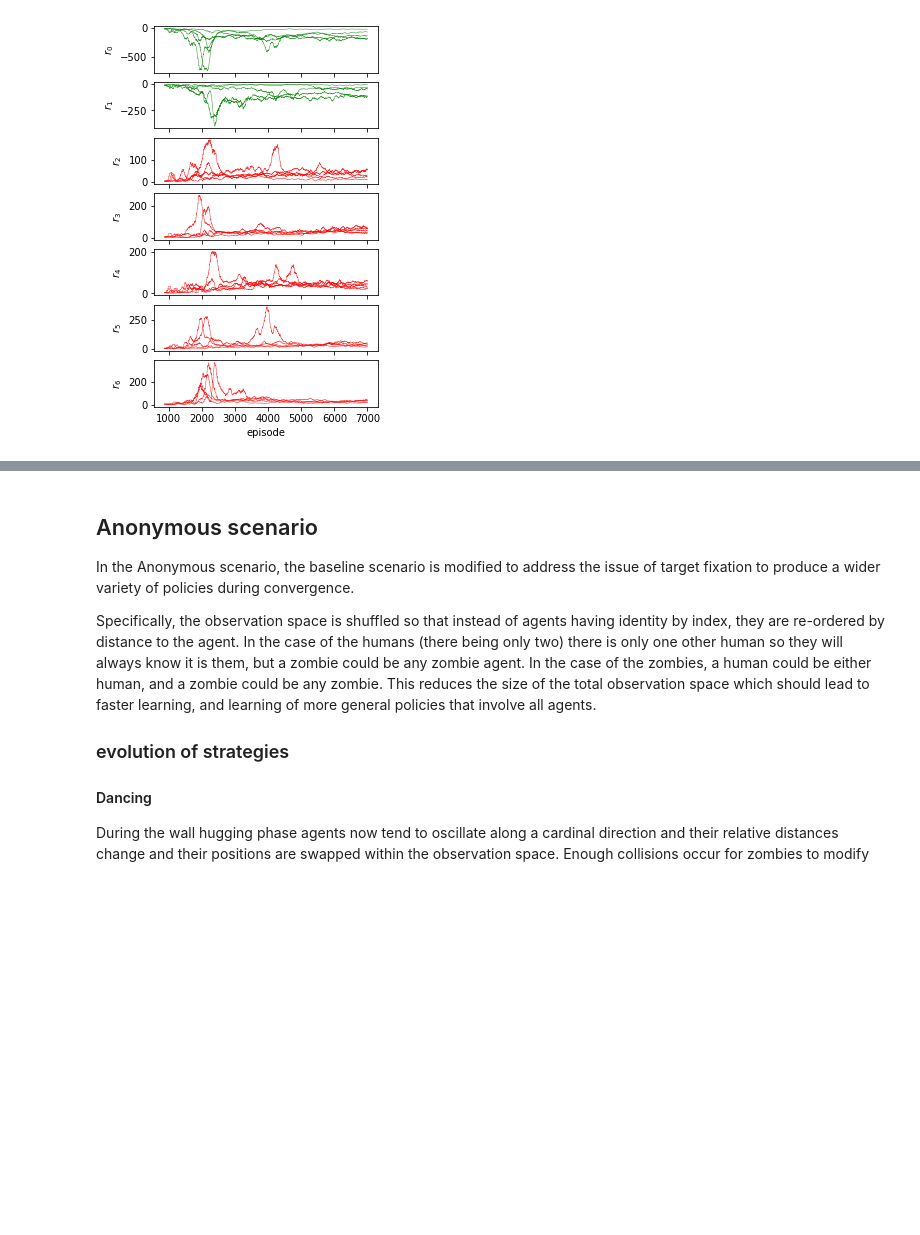
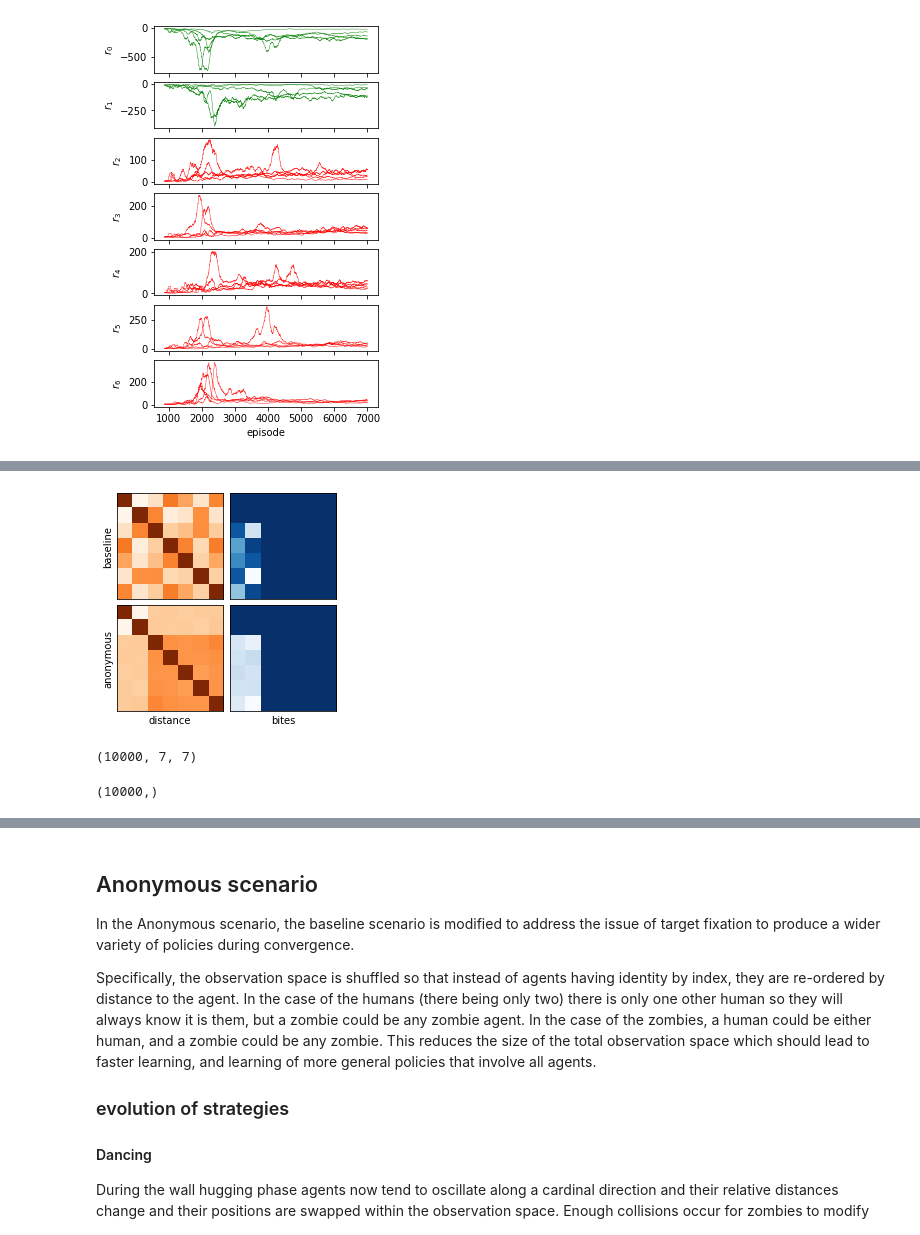
Before and after one commit to captainpete/multiagent-particle-envs, a Jupyter notebook: writeup (1).ipynb, the cells around one changed output, grey strips where cells are left out. Drawn from its saved outputs; the diff is of its cells as text; code cells hidden in the pictures; blank space fills up the shorter version.

```diff
--- a/writeup (1).ipynb
+++ b/writeup (1).ipynb
@@ -176,7 +176 @@ plt.show()
-# %%
-max_episode_len = 100
-save_rate = 50
-smoothing = 100
-batch_size = 1024
-offset = batch_size - max_episode_len - save_rate
 # %%
@@ -212,12 +216,0 @@ speed_base = pkl.load(open("learning_curves/baseline-0_speed.pkl", 'rb'))
-# %%
-    y[:, 0, i] = moving_average(np.sum(rew_base[:, 2:], axis=1), smoothing)
-    spd_anon = pkl.load(open(f"learning_curves/anon/anon-{i}_rewards.pkl", 'rb'))
-    y[:, 1, i] = moving_average(np.sum(rew_anon[:, 2:], axis=1), smoothing)
-
-x = x[offset:8000]
-y = y[offset:8000]
-
-axs[0].plot(x, y[:, 0, :], lw=.5, alpha=.5, color='purple')
-axs[1].plot(x, y[:, 1, :], lw=.5, alpha=.5, color='purple')
-
-plt.show()
@@ -245,2 +217,52 @@ plt.show()
-# %%
-dist_base = pkl.load(open('learning_curves/baseline-0_dist'))
+# %%
+fig, axs = plt.subplots(2, 2, sharex='col', figsize=(4,4))
+fig.subplots_adjust(hspace=0.05, wspace=0.02)
+
+axs[0][0].get_xaxis().set_visible(False)
+axs[0][0].set_ylabel("baseline")
+axs[0][0].set_yticks([])
+
+axs[1][0].set_xticks([])
+axs[1][0].set_xlabel("distance")
+axs[1][0].set_yticks([])
+axs[1][0].set_ylabel("anonymous")
+
+axs[0][1].get_xaxis().set_visible(False)
+axs[0][1].get_yaxis().set_visible(False)
+
+axs[1][1].set_xticks([])
+axs[1][1].set_xlabel("bites")
+axs[1][1].get_yaxis().set_visible(False)
+
+cmap = 'Oranges_r'
+
+dist_base = pkl.load(open('learning_curves/baseline-0_dist.pkl', 'rb'))
+z = np.mean(dist_base[-5000:], axis=0)
+axs[0][0].imshow(z, cmap=cmap)
+
+dist_anon = pkl.load(open('learning_curves/anon-0_dist.pkl', 'rb'))
+z = np.mean(dist_anon[-5000:], axis=0)
+axs[1][0].imshow(z, cmap=cmap)
+
+cmap = 'Blues_r'
+
+bite_base = pkl.load(open('learning_curves/baseline-0_bite.pkl', 'rb'))
+z = np.mean(bite_base[-5000:], axis=0)
+axs[0][1].imshow(z, cmap=cmap)
+
+bite_anon = pkl.load(open('learning_curves/anon-0_bite.pkl', 'rb'))
+z = np.mean(bite_anon[-5000:], axis=0)
+axs[1][1].imshow(z, cmap=cmap)
+
+plt.savefig('paper/figures/anon_base_dist_bite.png', bbox_inches='tight', dpi=400)
+plt.show()
+# %% [output]
+[figure, added]
+# %%
+dist_anon.shape
+# %% [output]
+(10000, 7, 7)
+# %%
+np.mean(dist_anon[:, 2:, :2], axis=(1,2))
+# %% [output]
+(10000,)
```
Also changed, not shown: parts of 7 cells of this notebook, 10 other files.
